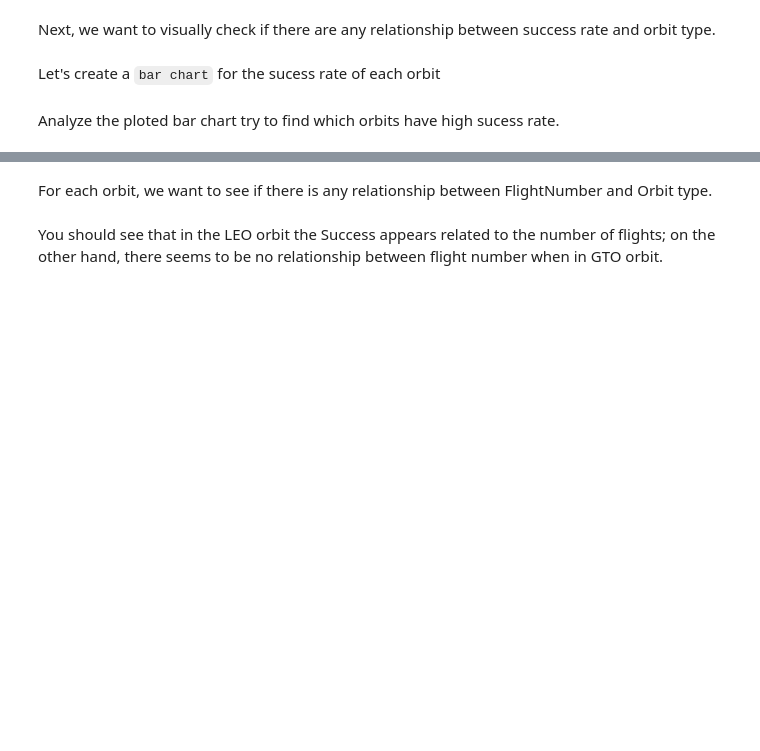
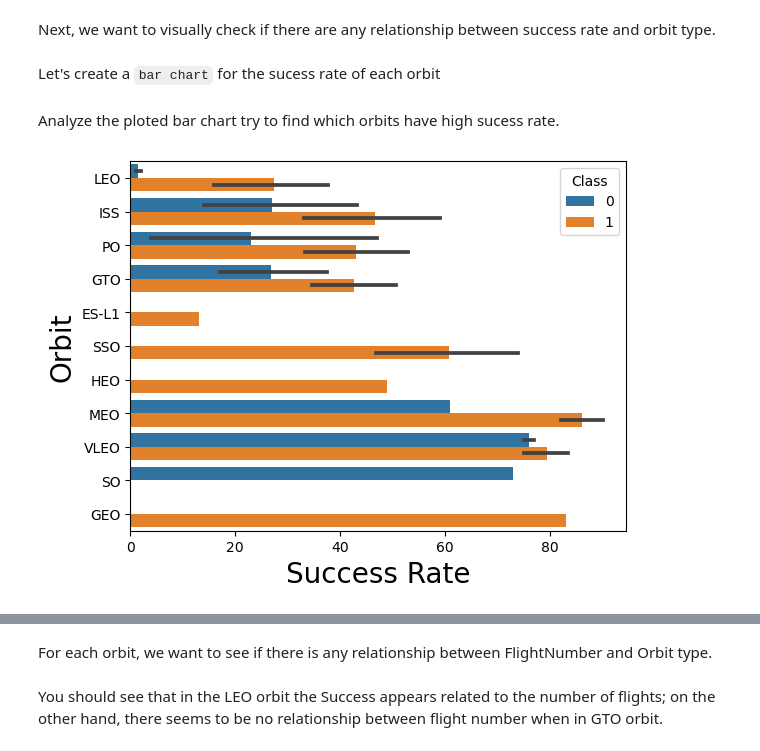
Before and after one commit to Topch1ck/Lab-Works-IBM-DS, a Jupyter notebook: SpaceX_EDA_and_SQL.jupyterlite.ipynb, the cells around one changed output, grey strips where cells are left out. Saved outputs shown, nothing was run; the diff lists cells and outputs as text; code cells hidden in the pictures; blank space fills up the shorter version.

```diff
--- a/SpaceX_EDA_and_SQL.jupyterlite.ipynb
+++ b/SpaceX_EDA_and_SQL.jupyterlite.ipynb
@@ -147,5 +147,12 @@ Let's create a `bar chart` for the sucess rate of each orbit
 # HINT use groupby method on Orbit column and get the mean of Class column
 # %% [markdown]
 Analyze the ploted bar chart try to find which orbits have high sucess rate.
+# %%
+sns.barplot(y="Orbit", x = "FlightNumber", hue="Class",data=df)
+plt.xlabel("Success Rate",fontsize=20)
+plt.ylabel("Orbit",fontsize=20)
+plt.show()
+# %% [output]
+[figure, added]
 # %%
 ### TASK  4: Visualize the relationship between FlightNumber and Orbit type
```
Also changed, not shown: parts of 4 cells of this notebook.
